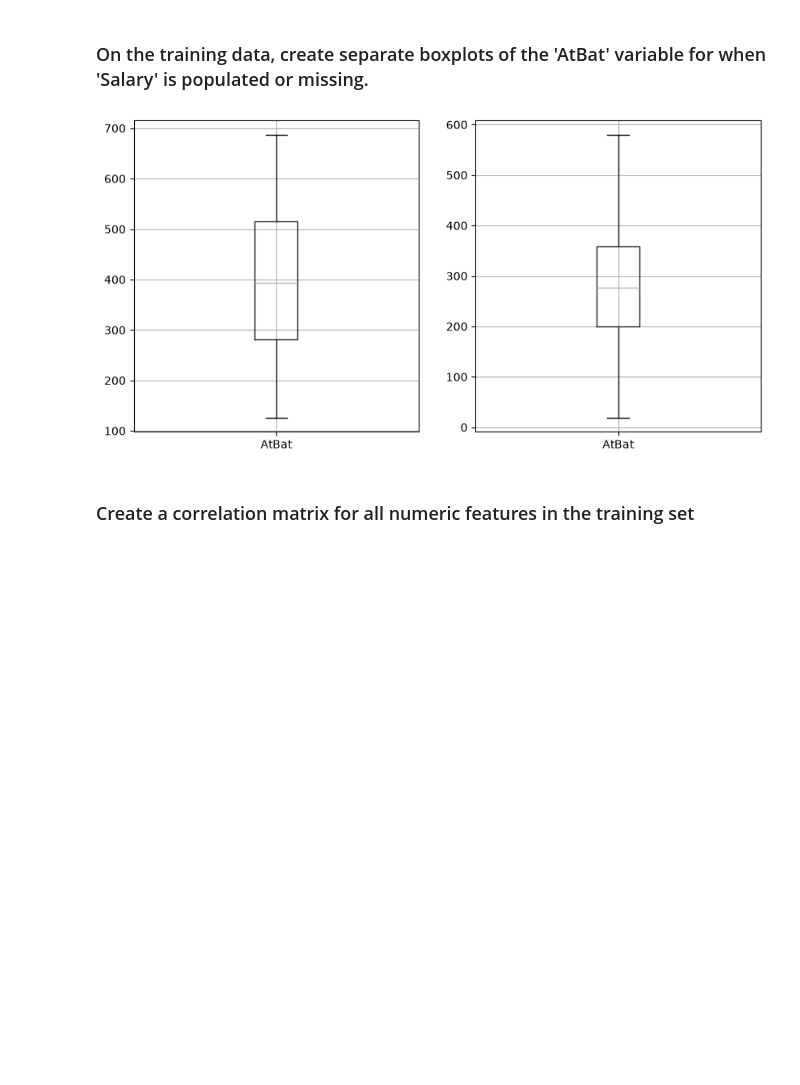
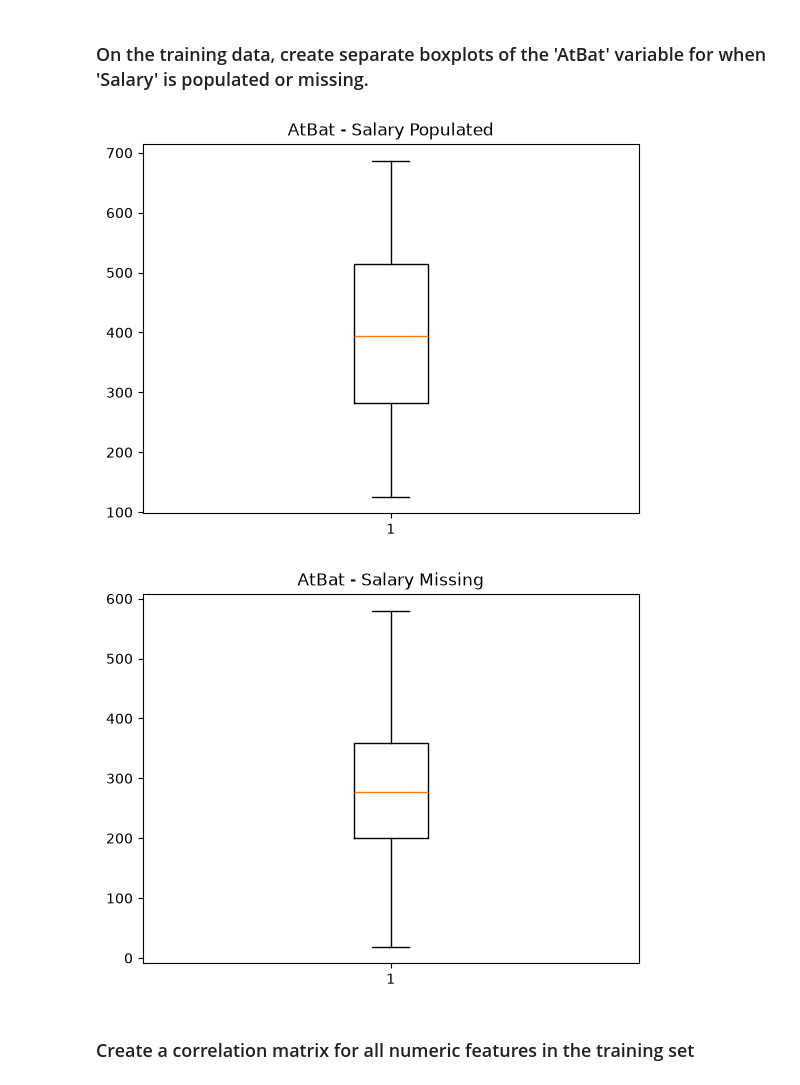
Before and after one commit to ziyad-abbach/code_2600, a Jupyter notebook: mod03_eda.ipynb, the cells around one changed output. Drawn from its saved outputs; the diff is of its cells as text; code cells hidden in the pictures; blank space fills up the shorter version.

```diff
--- a/mod03_eda.ipynb
+++ b/mod03_eda.ipynb
@@ -134,14 +134,16 @@ A situation where a variable could have missing values but this would not be ref
 # %% [markdown]
 ### On the training data, create separate boxplots of the 'AtBat' variable for when 'Salary' is populated or missing.
 # %%
-fig, axes = plt.subplots(nrows=1, ncols=2, figsize=(10, 5))
+plt.boxplot(Train[Train['Salary'].notna()]['AtBat'])
+plt.title('AtBat - Salary Populated')
+plt.show()
 
-Train[Train['Salary'].notna()].boxplot(column='AtBat', ax=axes[0])
-Train[Train['Salary'].isna()].boxplot(column='AtBat', ax=axes[1])
-
+plt.boxplot(Train[Train['Salary'].isna()]['AtBat'])
+plt.title('AtBat - Salary Missing')
 plt.show()
 # %% [output]
-[figure, old version]
+[figure, new version]
+[figure, added]
 # %% [markdown]
 ### Create a correlation matrix for all numeric features in the training set
 # %%
```
Also changed, not shown: parts of 3 cells of this notebook.
